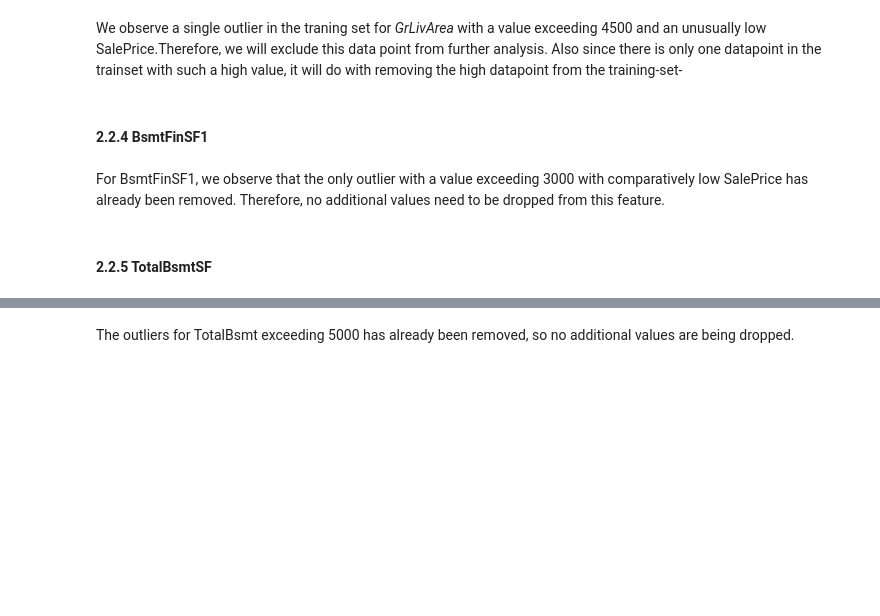
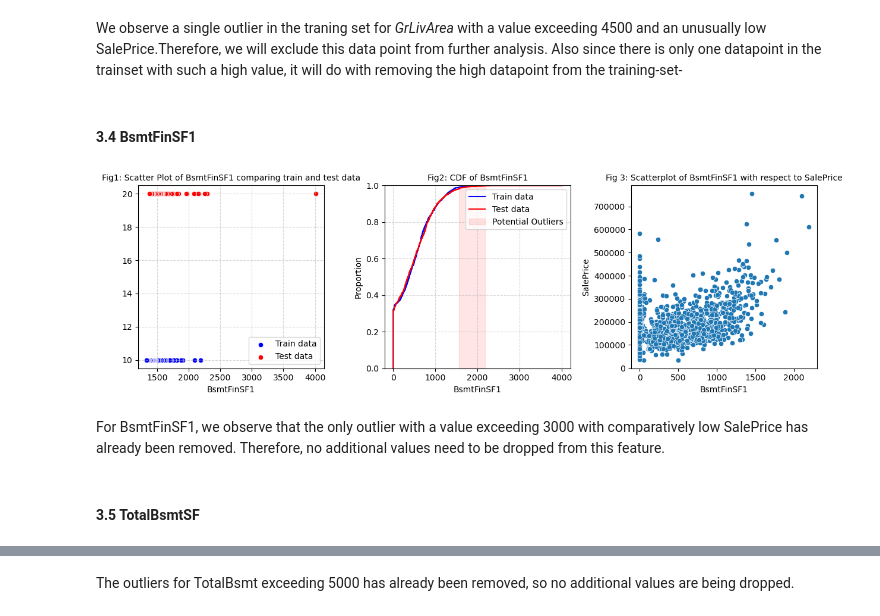
Before and after one commit to boraaktas/COMP4433-Team_Project, a Jupyter notebook: outlier_analysis.ipynb, the cells around one changed output, grey strips where cells are left out. Saved outputs shown, nothing was run; the diff lists cells and outputs as text; code cells hidden in the pictures; blank space fills up the shorter version.

```diff
--- a/outlier_analysis.ipynb
+++ b/outlier_analysis.ipynb
@@ -131,11 +173,13 @@ We observe a single outlier in the traning set for *GrLivArea* with a value exce
 #DROP ENTRIES IN TRAIN_DF WITH "GrLivArea" > 4500
 IMPUTED_TRAIN_DATA = IMPUTED_TRAIN_DATA[IMPUTED_TRAIN_DATA["GrLivArea"] < 4500]
 # %% [markdown]
-#### 2.2.4 BsmtFinSF1
+#### 3.4 BsmtFinSF1
 # %%
-outlier_analysis(IMPUTED_TRAIN_DATA, test_df, 'BsmtFinSF1')
+outlier_analysis(IMPUTED_TRAIN_DATA, IMPUTED_TEST_DATA, 'BsmtFinSF1')
+# %% [output]
+[figure, added]
 # %% [markdown]
 For BsmtFinSF1, we observe that the only outlier with a value exceeding 3000 with comparatively low SalePrice has already been removed. Therefore, no additional values need to be dropped from this feature.
 # %% [markdown]
-#### 2.2.5 TotalBsmtSF
+#### 3.5 TotalBsmtSF
 # %%
```
Also changed, not shown: parts of 20 cells of this notebook.
